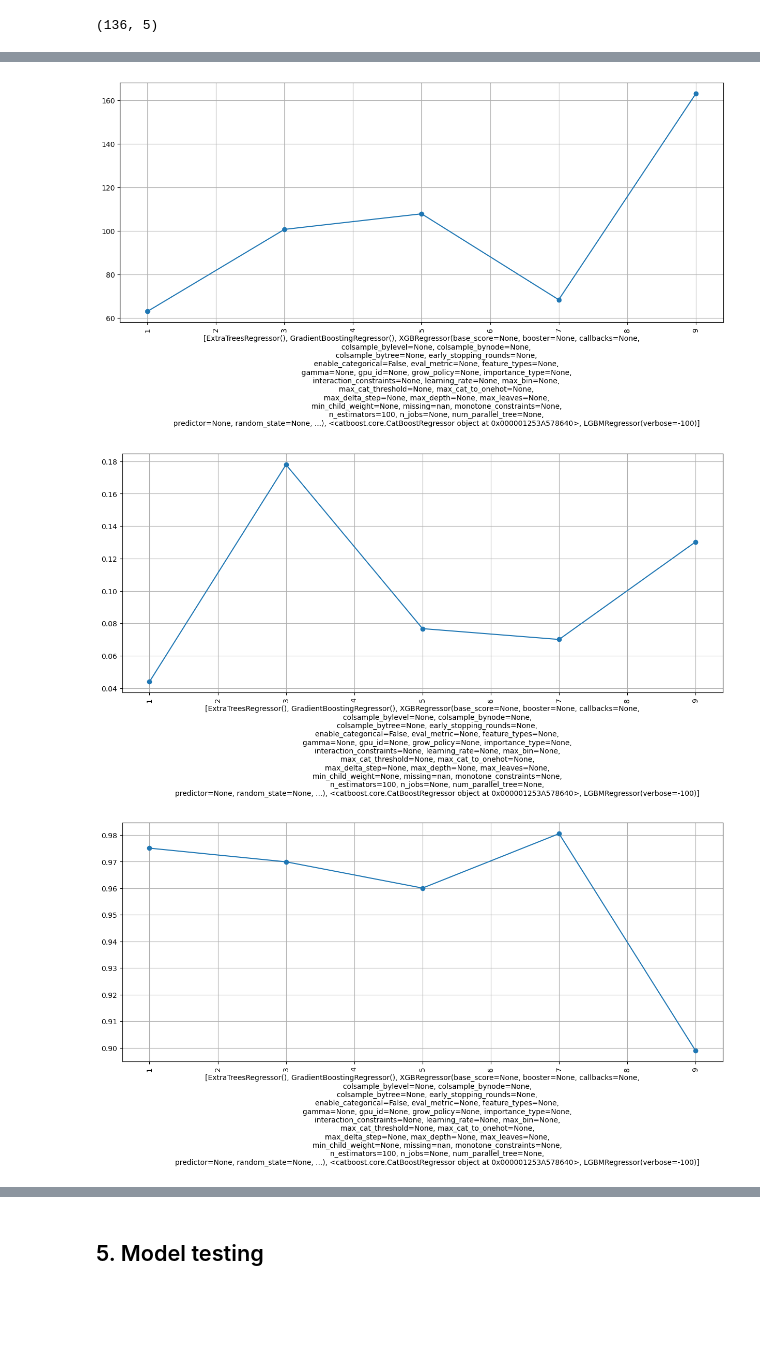
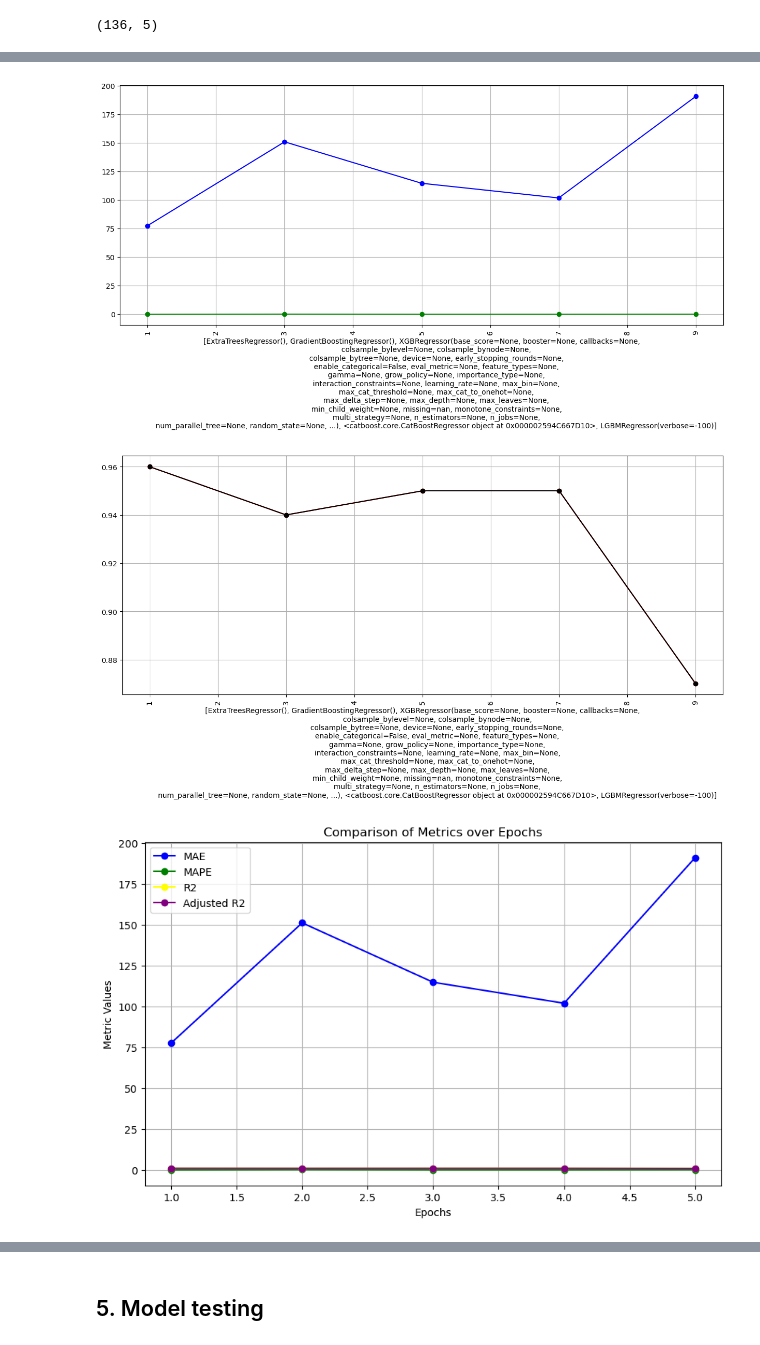
Before and after one commit to M-Hamza380/Retail-Price-Optimization, a Jupyter notebook: Retail Price Optimization.ipynb, the cells around one changed output, grey strips where cells are left out. Cells and saved outputs as stored; diff of their text form; code cells hidden in the pictures; blank space fills up the shorter version.

```diff
--- a/Retail Price Optimization.ipynb
+++ b/Retail Price Optimization.ipynb
@@ -568,12 +601,15 @@ def train_regressor(model,X_train,y_train,X_test,y_test):
 # %%
-#Train models
+# Train all models and get the traning loss/metrics evaluation
 mae_src= []
 mape_src= []
 r2_src= []
 adjt_r2 = []
+train_src = []
+test_src = []
+results = []
 
 for model in models:
-    cur_mae,cur_mape,cur_r2,cur_adj_r2 = train_regressor(model, X_train,y_train,X_test,y_test)
+    cur_y_test, cur_y_pred, cur_mae, cur_mape, cur_r2, cur_adj_r2 = train_regressor(model, X_train,y_train,X_test,y_test)
 
     print('Name ',model)
     print('\n')
@@ -581,12 +617,30 @@ for model in models:
     print('mean_absolute_pre_err - ',cur_mape)
     print('r2_score - ',cur_r2)
     print('adjusted_r2_score - ',cur_adj_r2)
-    print('\n')
 
     mae_src.append(cur_mae)
     mape_src.append(cur_mape)
     r2_src.append(cur_r2)
     adjt_r2.append(cur_r2)
+
+    results.append({
+        'model': model.__class__.__name__,
+        'y_actual': cur_y_test,
+        'y_pred': cur_y_pred,
+        'mae': cur_mae,
+        'mape': cur_mape,
+        'r2': cur_r2,
+        'adj_r2': cur_adj_r2
+    })
+
+    print('\n *** Model Detail ***')
+    train = np.round(model.score(X_train, y_train), 2)
+    test = np.round(model.score(X_test, y_test), 2)
+    print(f" Training Model score :\n {train}")
+    print(f" Testing Model score :\n {test}")
+    train_src.append(train)
+    test_src.append(test)
+    print('\n')
 # %% [output]
 Name  ExtraTreesRegressor()
 
@@ -608,33 +662,44 @@ adjusted_r2_score -  0.8949995409728971
 # %%
-# plot the graph of MAE
+# Plotting the metrics graph of MAE & MAPE
+epochs = range(len(models))
 fig, ax = plt.subplots(figsize=(15,6))
-plt.plot(range(len(models)), mae_src, '-o')
+plt.plot(epochs, mae_src, '-o', color='blue', label='MAE')
+plt.plot(epochs, mape_src, '-o', color='green', label='MAPE')
 
 ax.set_xticklabels(range(0,11,1), rotation = 90)
 ax.set_xlabel(xlabel= models)
 plt.grid(visible=True)
 plt.show()
 # %% [output]
-[figure, old version]
+[figure, new version]
 # %%
-# plot the graph of MAPE
+# Plotting the metrics graph of R2 & Adjusted R2
+epochs = range(len(models))
 fig, ax = plt.subplots(figsize=(15,6))
-plt.plot(range(len(models)), mape_src, '-o')
+plt.plot(epochs, r2_src, '-o', color='red', label='R2')
+plt.plot(epochs, adjt_r2, '-o', color='black', label='Adjusted R2')
 
 ax.set_xticklabels(range(0,11,1), rotation = 90)
 ax.set_xlabel(xlabel= models)
 plt.grid(visible=True)
 plt.show()
 # %% [output]
-[figure, old version]
+[figure, new version]
 # %%
-# plot the graph of R2 score
-fig, ax = plt.subplots(figsize=(15,6))
-plt.plot(range(len(models)), r2_src, '-o')
+# Plotting the metrics graph
+epochs = range(1, len(models) +1 )
+plt.figure(figsize=(10, 6))
 
-ax.set_xticklabels(range(0,11,1), rotation = 90)
-ax.set_xlabel(xlabel= models)
+plt.plot(epochs, mae_src, marker='o', linestyle='-', color='blue', label='MAE')
+plt.plot(epochs, mape_src, marker='o', linestyle='-', color='green', label='MAPE')
+plt.plot(epochs, r2_src, marker='o', linestyle='-', color='yellow', label='R2')
+plt.plot(epochs, adjt_r2, marker='o', linestyle='-', color='purple', label='Adjusted R2')
+
+plt.title('Comparison of Metrics over Epochs')
+plt.xlabel('Epochs')
+plt.ylabel('Metric Values')
 plt.grid(visible=True)
+plt.legend()
 plt.show()
 # %% [output]
-[figure, old version]
+[figure, new version]
```
Also changed, not shown: parts of 30 cells of this notebook.
